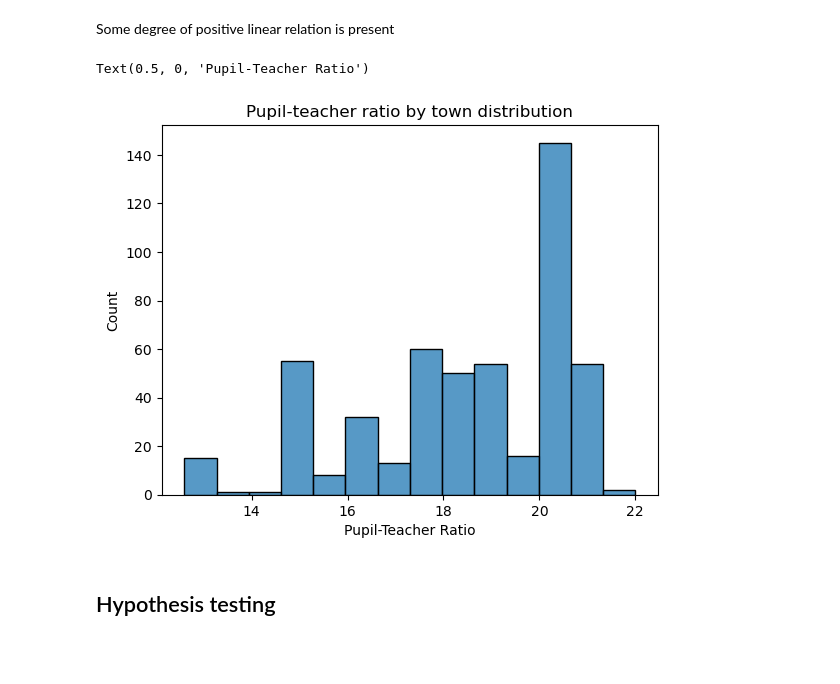
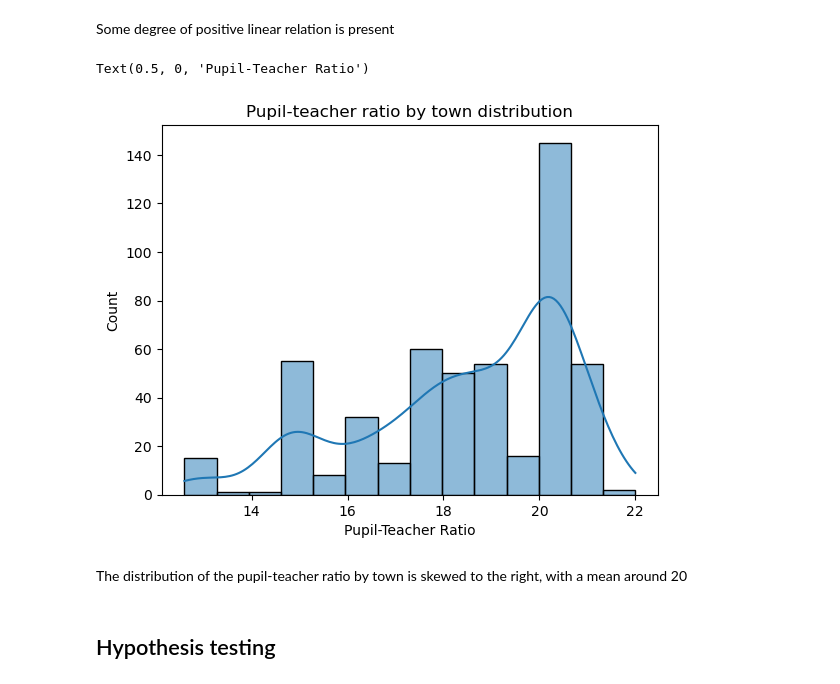
Before and after one commit to JesusSantosCapote/Boston-House-Data-Analysis, a Jupyter notebook: boston_houses_analysis.ipynb, the cells around one changed output. Drawn from its saved outputs; the diff is of its cells as text; code cells hidden in the pictures; blank space fills up the shorter version.

Commit message:
add some charts insights

```diff
--- a/boston_houses_analysis.ipynb
+++ b/boston_houses_analysis.ipynb
@@ -131,12 +135,14 @@ Text(0, 0.5, 'Nitric Oxide concentration (parts per 10 million)')
 # %% [markdown]
 Some degree of positive linear relation is present
 # %%
-ax = sns.histplot(boston_df, x='PTRATIO')
+ax = sns.histplot(boston_df, x='PTRATIO', kde=True)
 ax.set_title("Pupil-teacher ratio by town distribution")
 ax.set_xlabel("Pupil-Teacher Ratio")
 # %% [output]
 Text(0.5, 0, 'Pupil-Teacher Ratio')
-[figure, old version]
+[figure, new version]
+# %% [markdown]
+The distribution of the pupil-teacher ratio by town is skewed to the right, with a mean around 20
 # %% [markdown]
 ## Hypothesis testing
 # %%
```
Also changed, not shown: parts of 2 cells of this notebook.
